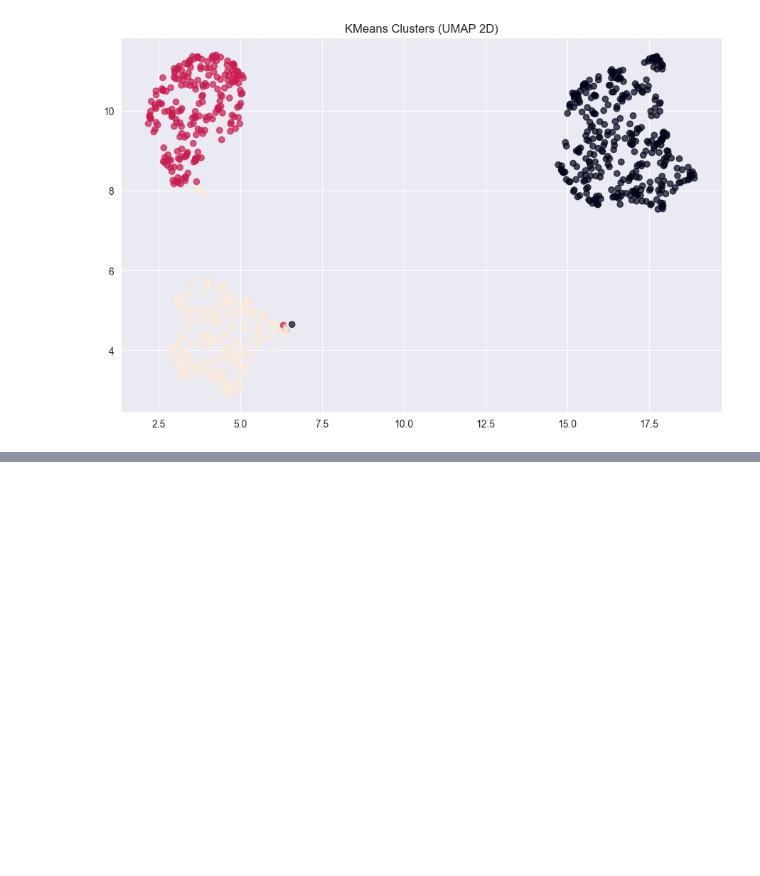
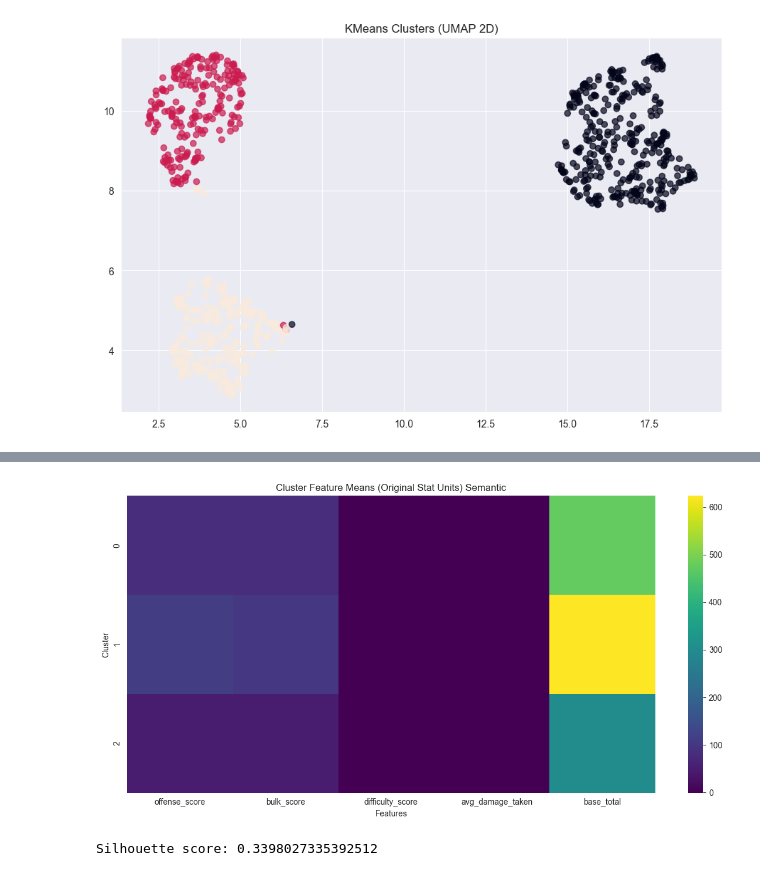
Before and after one commit to Barderus/pokemon-analysis, a Jupyter notebook: Notebooks/03 - Clustering.ipynb, the cells around one changed output, grey strips where cells are left out. Cells and saved outputs as stored; diff of their text form; code cells hidden in the pictures; blank space fills up the shorter version.

```diff
--- a/Notebooks/03 - Clustering.ipynb
+++ b/Notebooks/03 - Clustering.ipynb
@@ -314,0 +334,15 @@ plt.show()
+# %%
+plt.figure(figsize=(12, 6))
+sns.heatmap(cluster_means_raw1, annot=False, cmap="viridis")
+plt.title("Cluster Feature Means (Original Stat Units) Semantic")
+plt.xlabel("Features")
+plt.ylabel("Cluster")
+plt.tight_layout()
+plt.show()
+# %% [output]
+[figure, added]
+# %%
+sil = silhouette_score(df_cluster_scaled1[X1_features], labels1)
+print("Silhouette score:", sil)
+# %% [output]
+Silhouette score: 0.3398027335392512
```
Also changed, not shown: parts of 35 cells of this notebook.
